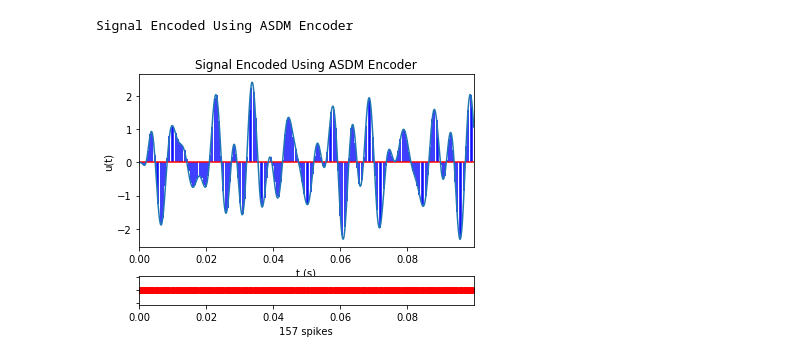
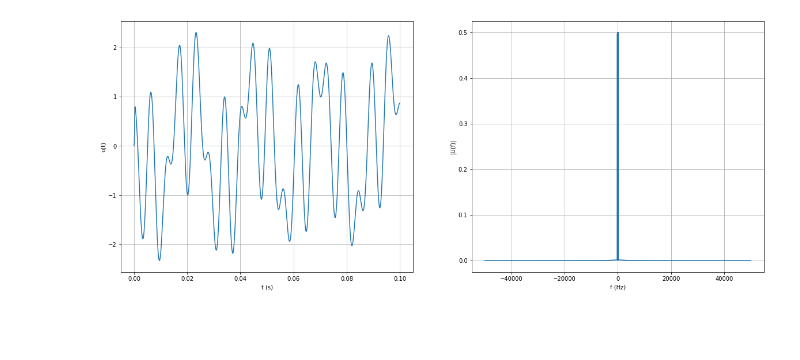
Before and after one commit to gkarray/Semester-Project, a Jupyter notebook: Algorithm 1.ipynb, the cells around one changed output. Saved outputs shown, nothing was run; the diff lists cells and outputs as text; code cells hidden in the pictures; blank space fills up the shorter version.

```diff
--- a/Algorithm 1.ipynb
+++ b/Algorithm 1.ipynb
@@ -68,9 +21,0 @@ plt.plot(t, u_rec)
-# %%
-# output_count += 1
-fig_title = 'Signal Encoded Using ASDM Encoder'
-print (fig_title)
-# s, ys, zs = helpers.func_timer(asdm.asdm_encode)(u, dt, b, d, k)
-plots.plot_encoded(t, u, z, fig_title)
-# %% [output]
-Signal Encoded Using ASDM Encoder
-[figure, removed]
@@ -76,0 +26,4 @@ Signal Encoded Using ASDM Encoder
+# %%
+plots.plot_signal_and_fourier(t, u, dt)
+# %% [output]
+[figure, added]
```
Also changed, not shown: parts of 12 cells of this notebook, 10 other files.
